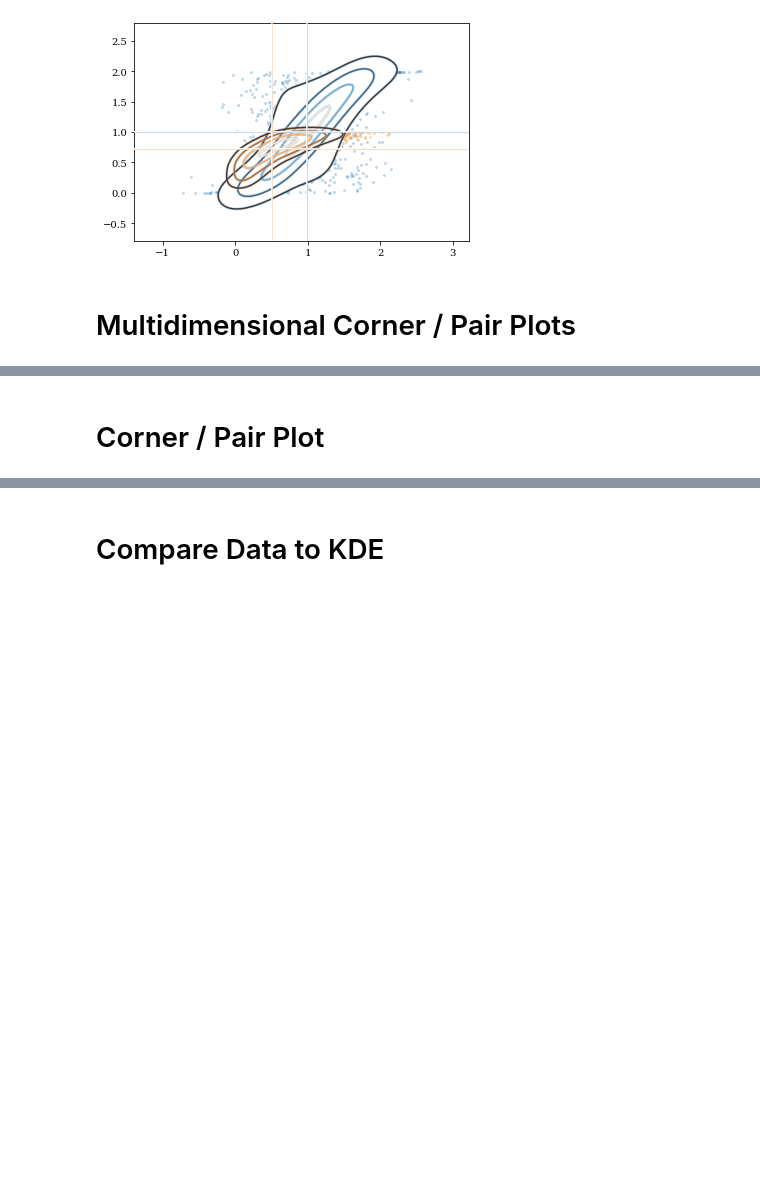
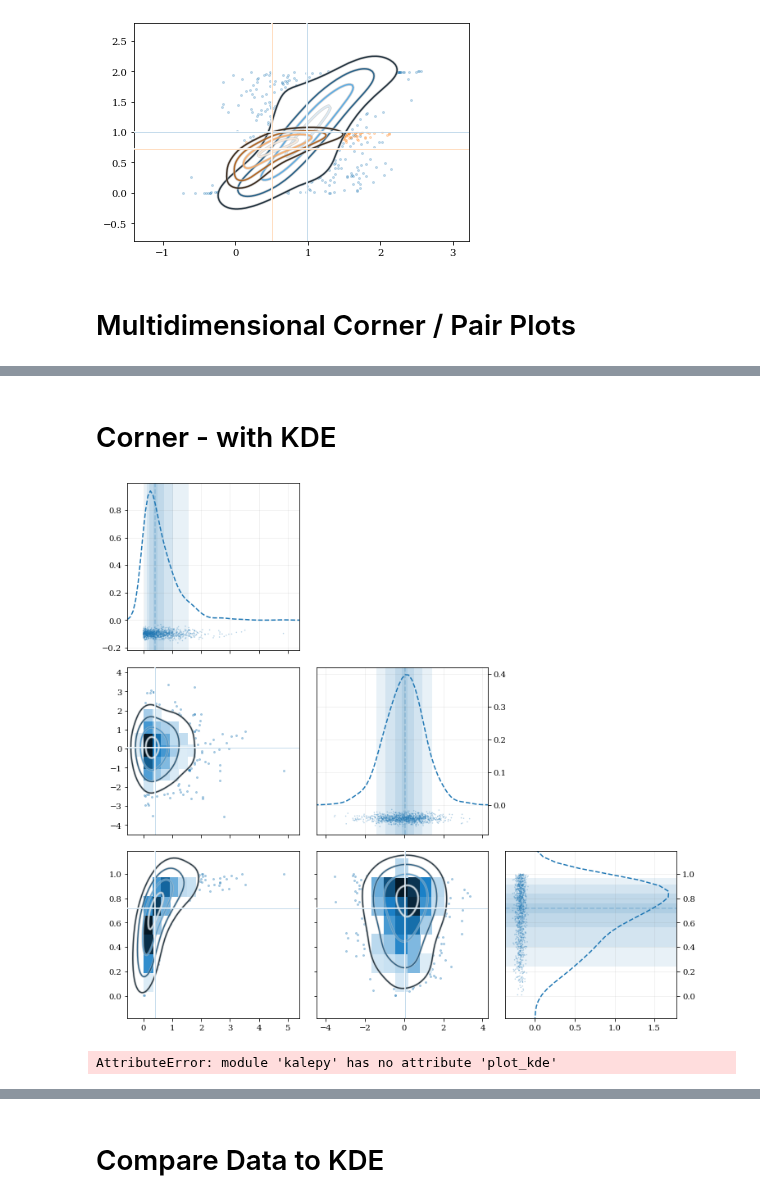
Before and after one commit to lzkelley/kalepy, a Jupyter notebook: notebooks/plotting.ipynb, the cells around one changed output, grey strips where cells are left out. Drawn from its saved outputs; the diff is of its cells as text; code cells hidden in the pictures; blank space fills up the shorter version.

```diff
--- a/notebooks/plotting.ipynb
+++ b/notebooks/plotting.ipynb
@@ -234,2 +232,2 @@ ValueError: ERROR: Cannot construct KDE from 1 data point(s)!
 # %% [markdown]
-# Corner / Pair Plot
+# Corner - with KDE
@@ -289,0 +234,14 @@ save_fig(corner.fig, fname)
+# %%
+data = kale.utils._random_data_3d_03()
+
+# Plot with default settings
+kale.corner(data);
+# %% [output]
+[figure, added]
+# %%
+data = kale.utils._random_data_3d_03()
+
+# Plot with default settings
+kale.plot_kde(data);
+# %% [output]
+AttributeError: module 'kalepy' has no attribute 'plot_kde'
```
Also changed, not shown: parts of 8 cells of this notebook, 1 other file.
